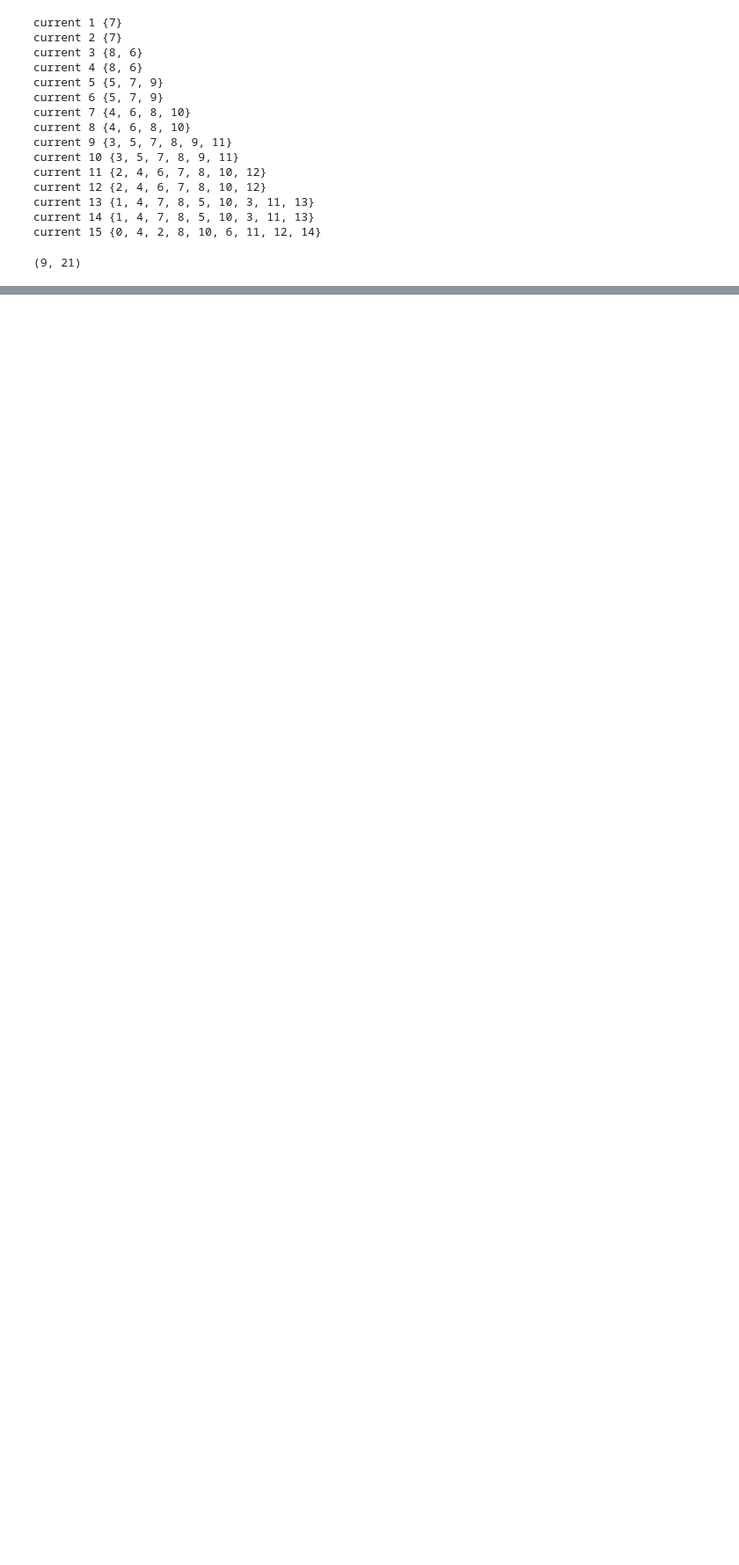
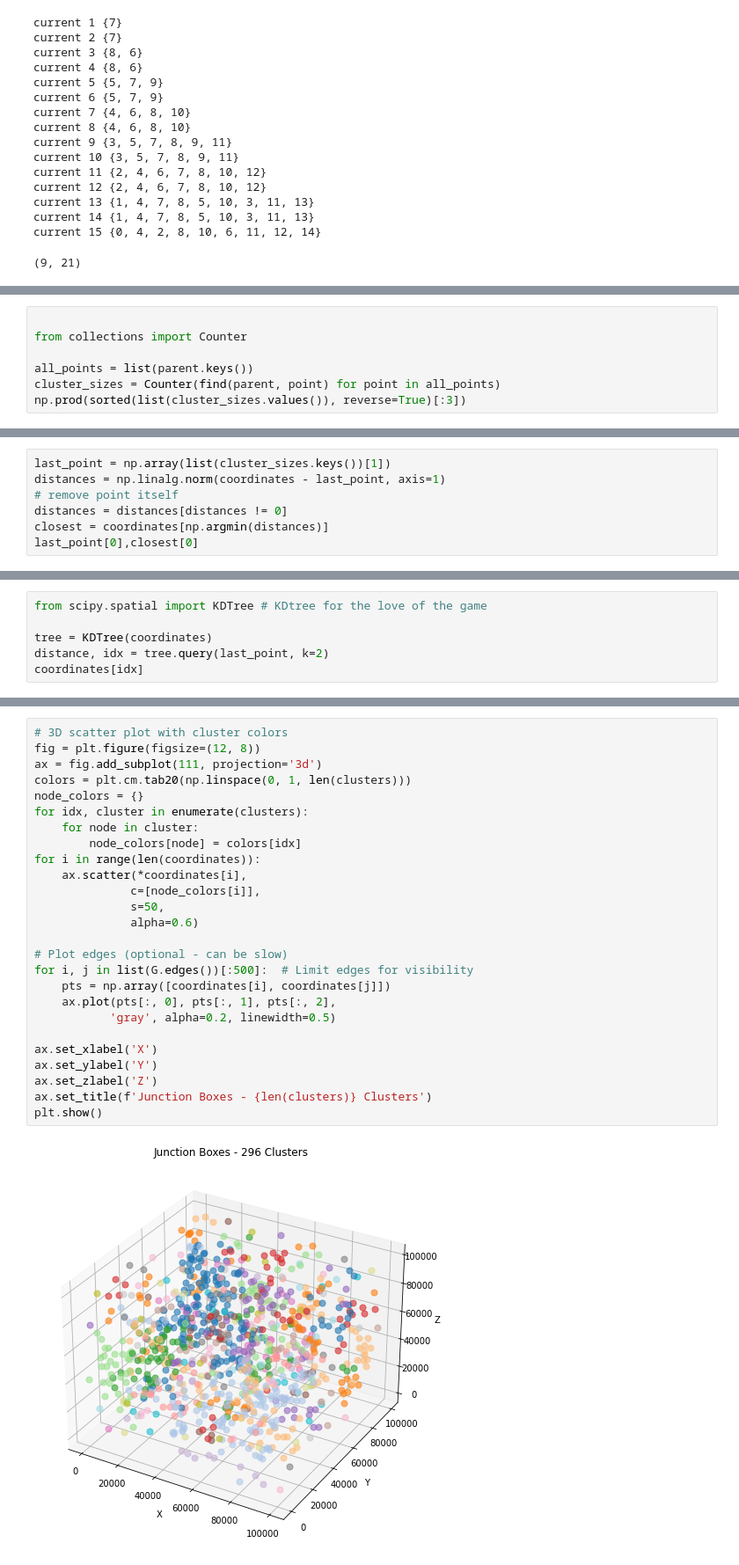
Before and after one commit to RandomAnass/AdventOfCode2025, a Jupyter notebook: notebook.ipynb, the cells around one changed output, grey strips where cells are left out. Shown at 88% size. Drawn from its saved outputs; the diff is of its cells as text; blank space fills up the shorter version.

```diff
--- a/notebook.ipynb
+++ b/notebook.ipynb
@@ -1315,0 +1375,7 @@ current 15 {0, 4, 2, 8, 10, 6, 11, 12, 14}
+# %%
+
+from collections import Counter
+
+all_points = list(parent.keys())
+cluster_sizes = Counter(find(parent, point) for point in all_points)
+np.prod(sorted(list(cluster_sizes.values()), reverse=True)[:3])
@@ -1315,0 +1403,7 @@ current 15 {0, 4, 2, 8, 10, 6, 11, 12, 14}
+# %%
+last_point = np.array(list(cluster_sizes.keys())[1])
+distances = np.linalg.norm(coordinates - last_point, axis=1)
+# remove point itself
+distances = distances[distances != 0]
+closest = coordinates[np.argmin(distances)]
+last_point[0],closest[0]
@@ -1315,0 +1416,6 @@ current 15 {0, 4, 2, 8, 10, 6, 11, 12, 14}
+# %%
+from scipy.spatial import KDTree # KDtree for the love of the game
+
+tree = KDTree(coordinates)
+distance, idx = tree.query(last_point, k=2)
+coordinates[idx]
@@ -1315,0 +1461,28 @@ current 15 {0, 4, 2, 8, 10, 6, 11, 12, 14}
+# %%
+# 3D scatter plot with cluster colors
+fig = plt.figure(figsize=(12, 8))
+ax = fig.add_subplot(111, projection='3d')
+colors = plt.cm.tab20(np.linspace(0, 1, len(clusters)))
+node_colors = {}
+for idx, cluster in enumerate(clusters):
+    for node in cluster:
+        node_colors[node] = colors[idx]
+for i in range(len(coordinates)):
+    ax.scatter(*coordinates[i],
+              c=[node_colors[i]],
+              s=50,
+              alpha=0.6)
+
+# Plot edges (optional - can be slow)
+for i, j in list(G.edges())[:500]:  # Limit edges for visibility
+    pts = np.array([coordinates[i], coordinates[j]])
+    ax.plot(pts[:, 0], pts[:, 1], pts[:, 2],
+           'gray', alpha=0.2, linewidth=0.5)
+
+ax.set_xlabel('X')
+ax.set_ylabel('Y')
+ax.set_zlabel('Z')
+ax.set_title(f'Junction Boxes - {len(clusters)} Clusters')
+plt.show()
+# %% [output]
+[figure, added]
```
Also changed, not shown: parts of 30 cells of this notebook, 1 other file.
